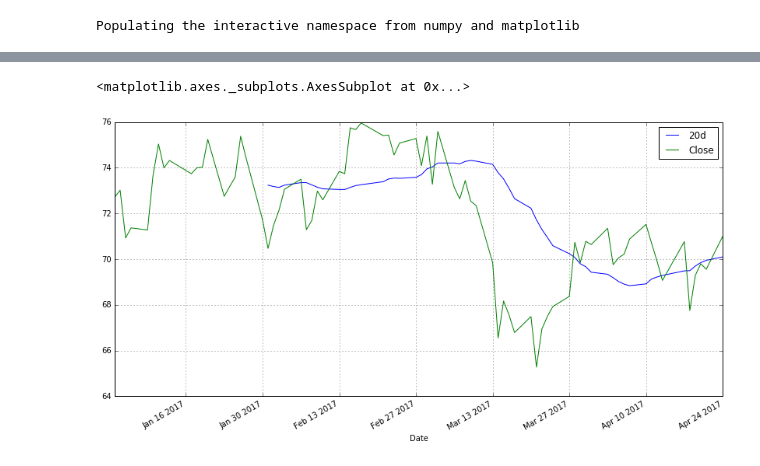
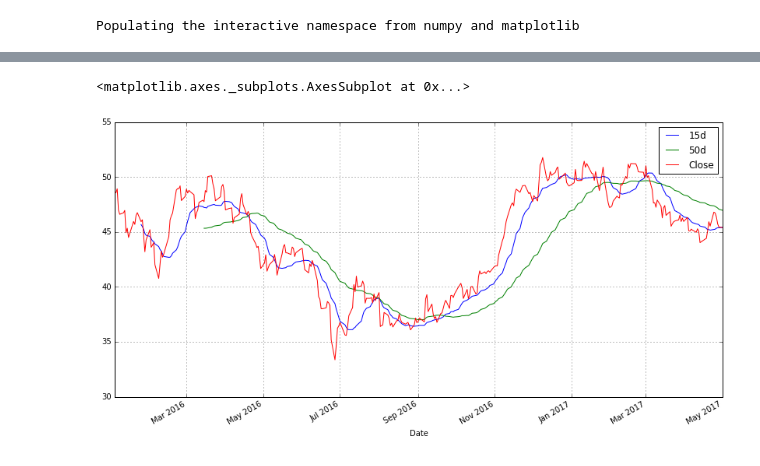
Before and after one commit to slemasne/stock_analysis, a Jupyter notebook: stock_market.ipynb, the cells around one changed output, grey strips where cells are left out. Cells and saved outputs as stored; diff of their text form; code cells hidden in the pictures.

```diff
--- a/stock_market.ipynb
+++ b/stock_market.ipynb
@@ -78,6 +128,12 @@ un["20d"] = np.round(un["Adj Close"].rolling(window = 20, center = False).mean()
+# %%
+start = datetime.datetime(2016,1,1)
+end = datetime.datetime.today()
+un = web.DataReader("DAL","yahoo",start, end)
+un["15d"] = np.round(un["Adj Close"].rolling(window = 15, center = False).mean(), 2)
+un["50d"] = np.round(un["Adj Close"].rolling(window = 50, center = False).mean(), 2)
 # %%
-un_ma = un[['20d','Close']]
+un_ma = un[['15d','50d','Close']]
 un_ma.plot(grid = True)
 # %% [output]
 <matplotlib.axes._subplots.AxesSubplot at 0x...>
-[figure, old version]
+[figure, new version]
```
Also changed, not shown: parts of 18 cells of this notebook.
